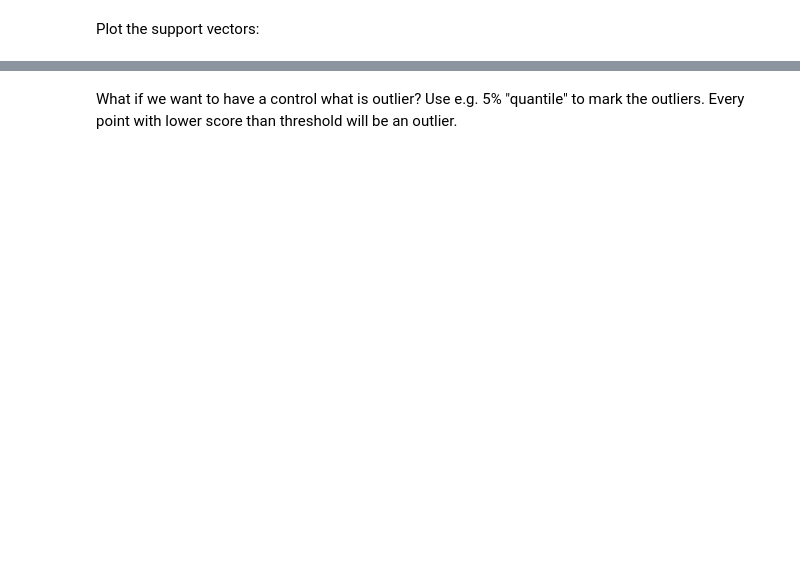
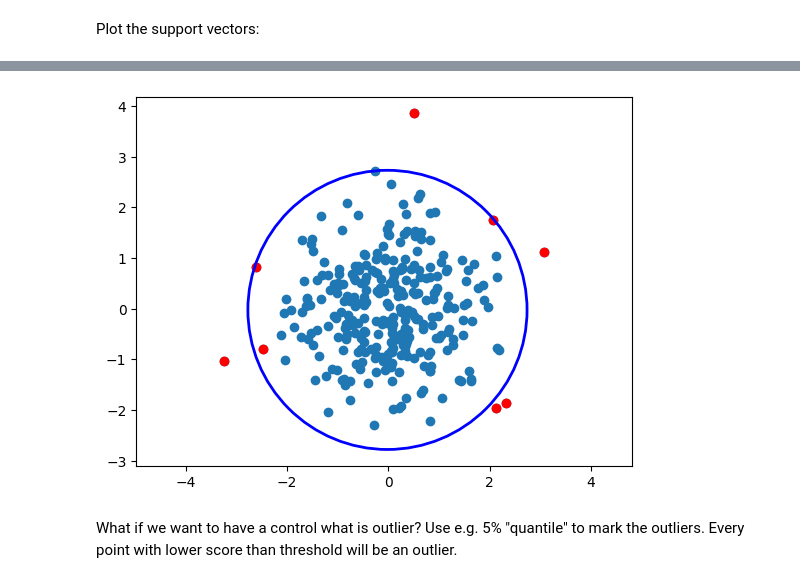
Before and after one commit to GraniteGobbler/MPA-MLF-Kois, a Jupyter notebook: Lab_03_SVM/MPA_MLF_SVM_2students_comments.ipynb, the cells around one changed output, grey strips where cells are left out. Cells and saved outputs as stored; diff of their text form; code cells hidden in the pictures; blank space fills up the shorter version.

```diff
--- a/Lab_03_SVM/MPA_MLF_SVM_2students_comments.ipynb
+++ b/Lab_03_SVM/MPA_MLF_SVM_2students_comments.ipynb
@@ -199,3 +185,35 @@ Plot the support vectors:
+# %%
+# Train One-Class SVM
+SVMmodelOne = OneClassSVM(kernel='rbf', gamma=0.001, nu=0.03)
+SVMmodelOne.fit(x)
+
+# Predict anomalies
+pred = SVMmodelOne.predict(x)
+inlier_index = where(pred == 1)   # Inliers
+outlier_index = where(pred == -1) # Outliers
+
+inliers = x[inlier_index]
+outliers = x[outlier_index]
+
+# Compute the center of inliers (mean position)
+center = np.mean(inliers, axis=0)
+
+# Compute the radius as max distance from center to any inlier
+radius = np.max(np.linalg.norm(inliers - center, axis=1))
+
+# Plot inliers and outliers
+#plt.figure(figsize=(6,6))
+plt.scatter(x[:, 0], x[:, 1])
+plt.scatter(outliers[:, 0], outliers[:, 1], color='red')
+
+# Draw the circle
+circle = plt.Circle(center, radius, color='blue', fill=False, linewidth=2)
+plt.gca().add_patch(circle)
+
+plt.axis('equal')
+plt.show()
+# %% [output]
+[figure, added]
 # %% [markdown]
 What if we want to have a control what is outlier? Use e.g. 5% "quantile" to mark the outliers. Every point with lower score than threshold will be an outlier.
 # %%
```
Also changed, not shown: parts of 4 cells of this notebook.
